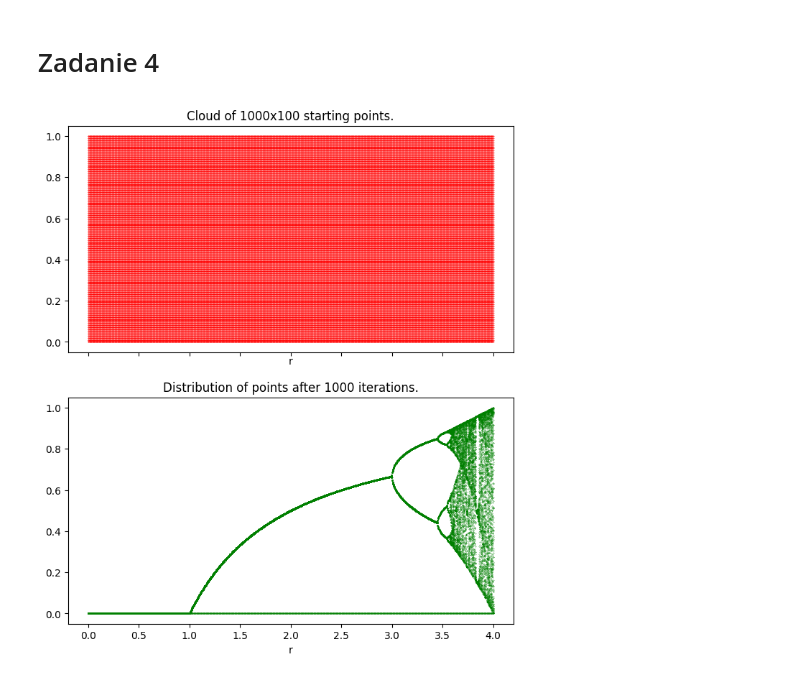
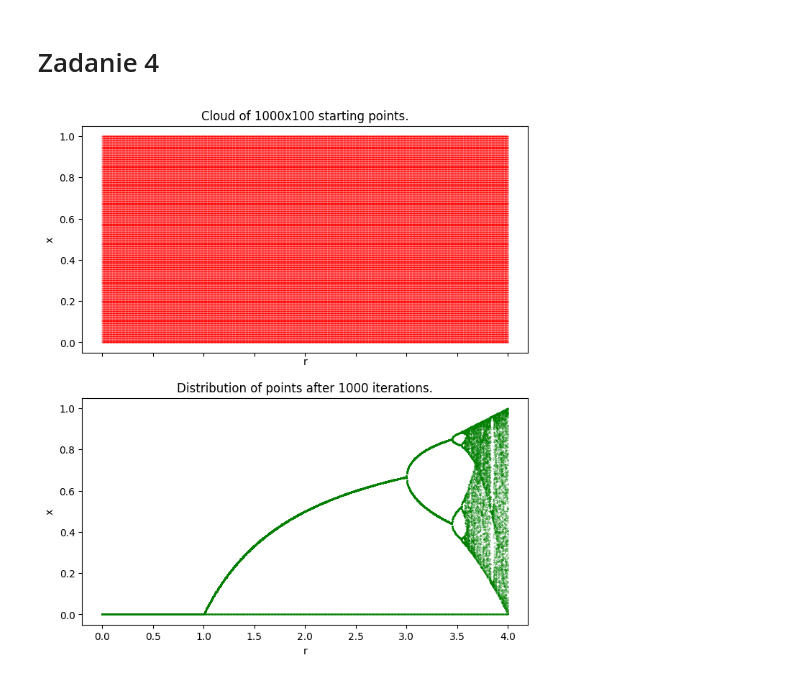
Before and after one commit to pawel002/Calculation-Methods, a Jupyter notebook: lab1/lab1.ipynb, the cells around one changed output. Cells and saved outputs as stored; diff of their text form; code cells hidden in the pictures.

```diff
--- a/lab1/lab1.ipynb
+++ b/lab1/lab1.ipynb
@@ -239,31 +240,31 @@ DOUBLE: Sum for backward Dirichlet, N =  1000, s =      10, SUM = 0.999039507598
 # %%
 fig, (ax1, ax2) = plt.subplots(2, 1, figsize=(8, 9), sharex=True)
 widthRes = 1000
 heightRes = 100
 iterations = 1000
 
 arrayX = np.array([x for x in np.linspace(0, 1, heightRes) for _ in range(widthRes)])
 arrayR = np.array([r for _ in range(heightRes) for r in np.linspace(0, 4, widthRes)])
 
 # generate points on a plane
 ax1.set_title(f"Cloud of {widthRes}x{heightRes} starting points.")
-ax1.set_xlabel("x")
+ax1.set_ylabel("x")
 ax1.set_xlabel("r")
 
 ax2.set_title(f"Distribution of points after {iterations} iterations.")
-ax2.set_xlabel("x")
+ax2.set_ylabel("x")
 ax2.set_xlabel("r")
 
 ax1.scatter(arrayR, arrayX, s = 0.1, color="r")
 
 for i in range(iterations):
     arrayX = arrayR * arrayX * (np.ones(widthRes*heightRes) - arrayX)
 
 ax2.scatter(arrayR, arrayX, s = 0.05, color="g")
 
 plt.show()
 # %% [output]
-[figure, old version]
+[figure, new version]
 # %%
 fig, (ax1, ax2) = plt.subplots(2, 1, figsize=(9, 9), sharex=True)
 arrayX2 = np.array([x for x in np.linspace(0, 1, heightRes) for _ in range(widthRes)])
```
Also changed, not shown: parts of 6 cells of this notebook.
